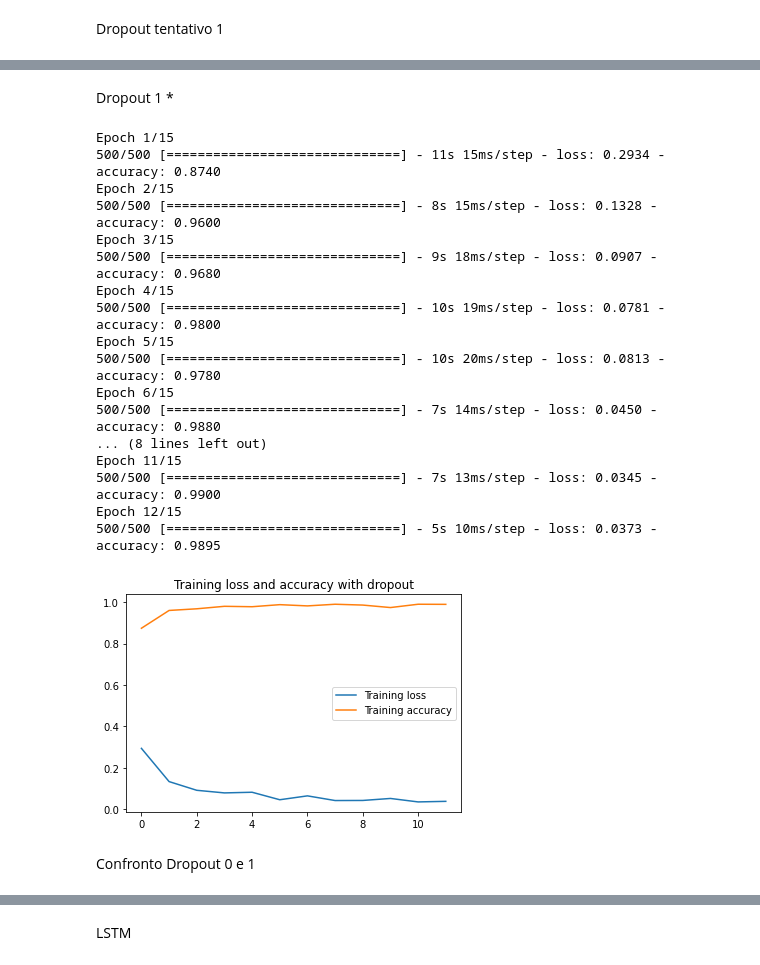
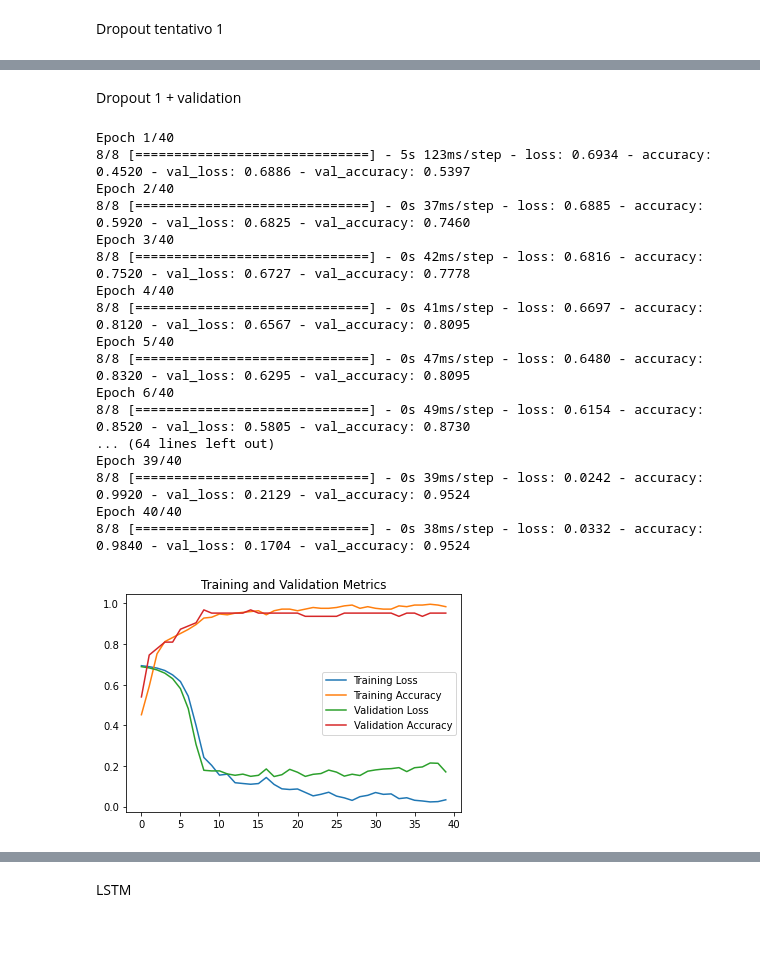
Before and after one commit to ChiaraAnsaldo/Neural-network-for-eeg-signal-analysis-for-epileptic-seizure-detection, a Jupyter notebook: Main-Ire.ipynb, the cells around one changed output, grey strips where cells are left out. Cells and saved outputs as stored; diff of their text form; code cells hidden in the pictures; blank space fills up the shorter version.

```diff
--- a/Main-Ire.ipynb
+++ b/Main-Ire.ipynb
@@ -480,57 +697,59 @@ Epoch 16/20
 # %% [markdown]
-Dropout 1 *
+Dropout 1 + validation
 # %%
 from keras import optimizers
+from sklearn.model_selection import train_test_split
+
+# Dividere i dati in training set e validation set
+x_train, x_val, y_train, y_val = train_test_split(x_train, y_train, test_size=0.2, random_state=42)
 
 model = Sequential()
 model.add(layers.GRU(64,
-                     dropout=0.15,
-                     recurrent_dropout=0.15,
+                     dropout=0.2,
+                     recurrent_dropout=0.2,
                      input_shape=(None, x_train.shape[-1])))
 model.add(layers.Reshape((model.output_shape[1], 1)))
 model.add(layers.GRU(32))
 model.add(layers.Dense(1, activation='sigmoid'))
 
-optimizer = optimizers.Adam(learning_rate=0.001)  # Utilizzo dell'ottimizzatore Adam con un learning rate più basso
-model.compile(optimizer=optimizer, loss='binary_crossentropy', metrics=['accuracy'])  # Utilizzo della binary cross-entropy per un problema di classificazione binaria
+optimizer = optimizers.Adam(learning_rate=0.001)
+model.compile(optimizer=optimizer, loss='binary_crossentropy', metrics=['accuracy'])
 
-history2 = model.fit(x_train,
-                    y_train,
-                    steps_per_epoch=500,
-                    epochs=15)
+history5 = model.fit(x_train, y_train, validation_data=(x_val, y_val), epochs=40)
 
 # Plot
 
-loss = history2.history['loss']
-acc = history2.history['accuracy']
+loss = history5.history['loss']
+acc = history5.history['accuracy']
+val_loss = history5.history['val_loss']
+val_acc = history5.history['val_accuracy']
 
 epochs = range(len(loss))
 
 plt.figure()
-plt.plot(epochs, loss, label='Training loss')
-plt.plot(epochs, acc, label='Training accuracy')
-plt.title('Training loss and accuracy with dropout')
+plt.plot(epochs, loss, label='Training Loss')
+plt.plot(epochs, acc, label='Training Accuracy')
+plt.plot(epochs, val_loss, label='Validation Loss')
+plt.plot(epochs, val_acc, label='Validation Accuracy')
+plt.title('Training and Validation Metrics')
 plt.legend()
-
 plt.show()
 # %% [output]
-Epoch 1/15
-500/500 [==============================] - 11s 15ms/step - loss: 0.2934 - accuracy: 0.8740
-Epoch 2/15
-500/500 [==============================] - 8s 15ms/step - loss: 0.1328 - accuracy: 0.9600
-Epoch 3/15
-500/500 [==============================] - 9s 18ms/step - loss: 0.0907 - accuracy: 0.9680
-Epoch 4/15
-500/500 [==============================] - 10s 19ms/step - loss: 0.0781 - accuracy: 0.9800
-Epoch 5/15
-500/500 [==============================] - 10s 20ms/step - loss: 0.0813 - accuracy: 0.9780
-Epoch 6/15
-500/500 [==============================] - 7s 14ms/step - loss: 0.0450 - accuracy: 0.9880
-... (8 lines left out)
-Epoch 11/15
-500/500 [==============================] - 7s 13ms/step - loss: 0.0345 - accuracy: 0.9900
-Epoch 12/15
-500/500 [==============================] - 5s 10ms/step - loss: 0.0373 - accuracy: 0.9895
+Epoch 1/40
+8/8 [==============================] - 5s 123ms/step - loss: 0.6934 - accuracy: 0.4520 - val_loss: 0.6886 - val_accuracy: 0.5397
+Epoch 2/40
+8/8 [==============================] - 0s 37ms/step - loss: 0.6885 - accuracy: 0.5920 - val_loss: 0.6825 - val_accuracy: 0.7460
+Epoch 3/40
+8/8 [==============================] - 0s 42ms/step - loss: 0.6816 - accuracy: 0.7520 - val_loss: 0.6727 - val_accuracy: 0.7778
+Epoch 4/40
+8/8 [==============================] - 0s 41ms/step - loss: 0.6697 - accuracy: 0.8120 - val_loss: 0.6567 - val_accuracy: 0.8095
+Epoch 5/40
+8/8 [==============================] - 0s 47ms/step - loss: 0.6480 - accuracy: 0.8320 - val_loss: 0.6295 - val_accuracy: 0.8095
+Epoch 6/40
+8/8 [==============================] - 0s 49ms/step - loss: 0.6154 - accuracy: 0.8520 - val_loss: 0.5805 - val_accuracy: 0.8730
+... (64 lines left out)
+Epoch 39/40
+8/8 [==============================] - 0s 39ms/step - loss: 0.0242 - accuracy: 0.9920 - val_loss: 0.2129 - val_accuracy: 0.9524
+Epoch 40/40
+8/8 [==============================] - 0s 38ms/step - loss: 0.0332 - accuracy: 0.9840 - val_loss: 0.1704 - val_accuracy: 0.9524
-[figure, old version]
+[figure, new version]
-# %% [markdown]
-Confronto Dropout 0 e 1
```
Also changed, not shown: parts of 31 cells of this notebook.
